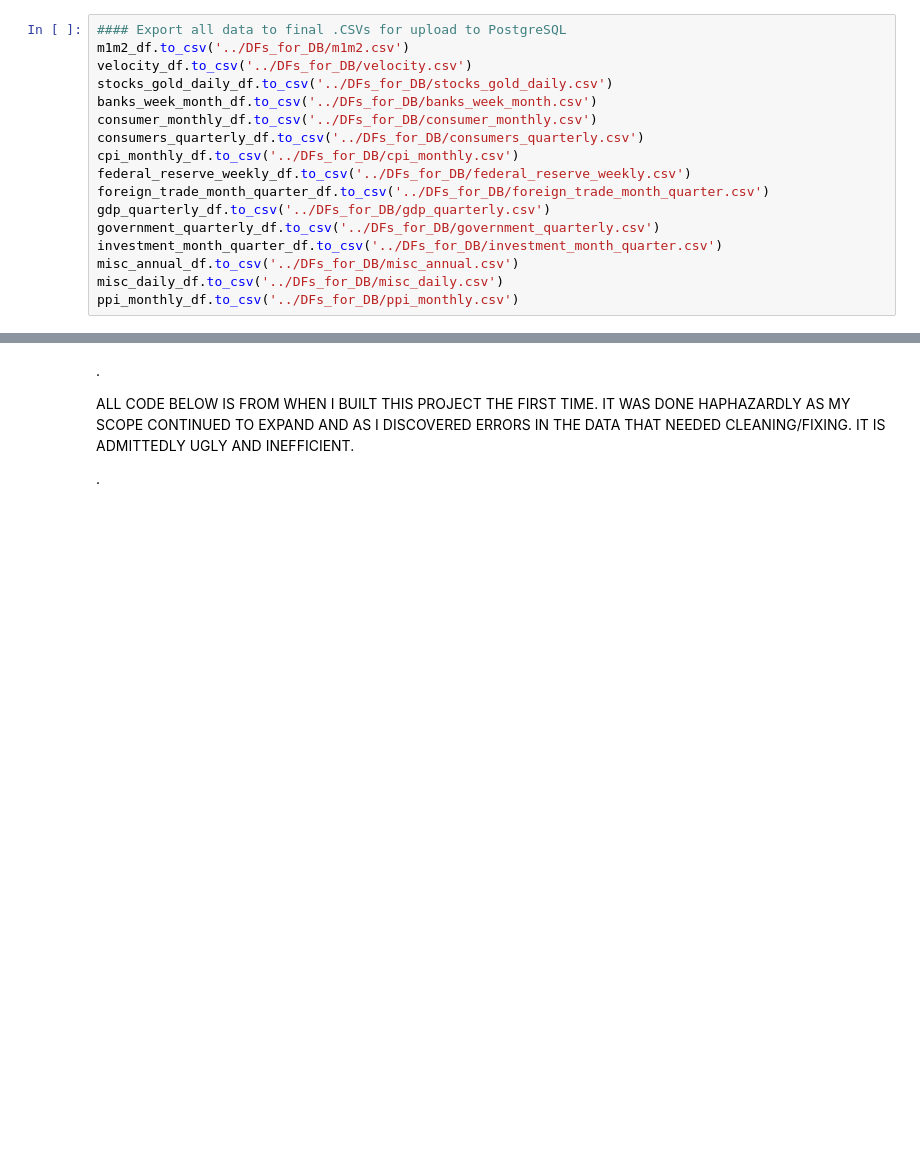
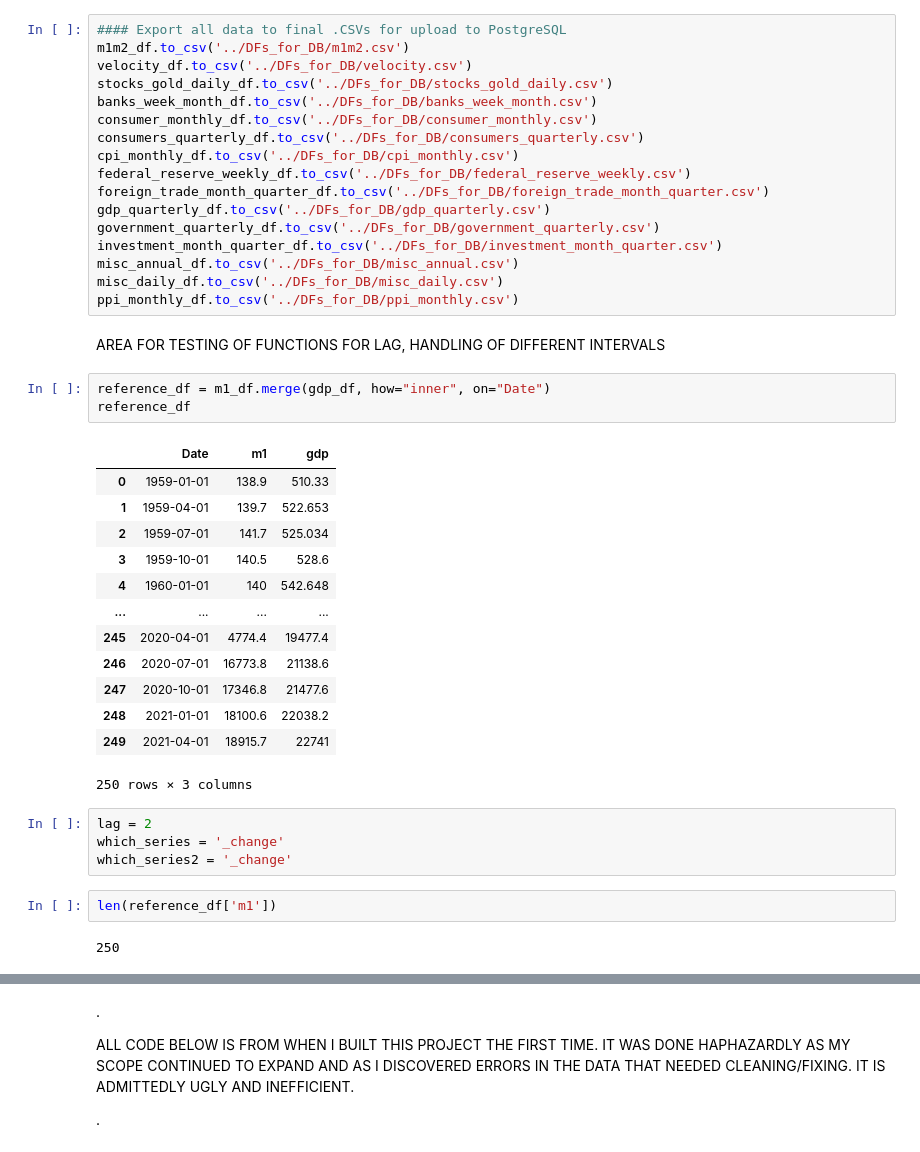
Before and after one commit to eriksandstrom88/Data-Driven-Economic-Research-Tool, a Jupyter notebook: Data extraction.ipynb, the cells around one changed output, grey strips where cells are left out. Drawn from its saved outputs; the diff is of its cells as text; blank space fills up the shorter version.

Commit message:
major lag and interval progress

```diff
--- a/Data extraction.ipynb
+++ b/Data extraction.ipynb
@@ -412,3 +412,30 @@ investment_month_quarter_df.to_csv('../DFs_for_DB/investment_month_quarter.csv')
 misc_annual_df.to_csv('../DFs_for_DB/misc_annual.csv')
 misc_daily_df.to_csv('../DFs_for_DB/misc_daily.csv')
 ppi_monthly_df.to_csv('../DFs_for_DB/ppi_monthly.csv')
+# %% [markdown]
+AREA FOR TESTING OF FUNCTIONS FOR LAG, HANDLING OF DIFFERENT INTERVALS
+# %%
+reference_df = m1_df.merge(gdp_df, how="inner", on="Date")
+reference_df
+# %% [output]
+|  | Date | m1 | gdp |
+| 0 | 1959-01-01 | 138.9 | 510.33 |
+| 1 | 1959-04-01 | 139.7 | 522.653 |
+| 2 | 1959-07-01 | 141.7 | 525.034 |
+| 3 | 1959-10-01 | 140.5 | 528.6 |
+| 4 | 1960-01-01 | 140 | 542.648 |
+| ... | ... | ... | ... |
+| 245 | 2020-04-01 | 4774.4 | 19477.4 |
+| 246 | 2020-07-01 | 16773.8 | 21138.6 |
+| 247 | 2020-10-01 | 17346.8 | 21477.6 |
+| 248 | 2021-01-01 | 18100.6 | 22038.2 |
+| 249 | 2021-04-01 | 18915.7 | 22741 |
+250 rows × 3 columns
+# %%
+lag = 2
+which_series = '_change'
+which_series2 = '_change'
+# %%
+len(reference_df['m1'])
+# %% [output]
+250
```
Also changed, not shown: parts of 10 cells of this notebook, 2 other files.
